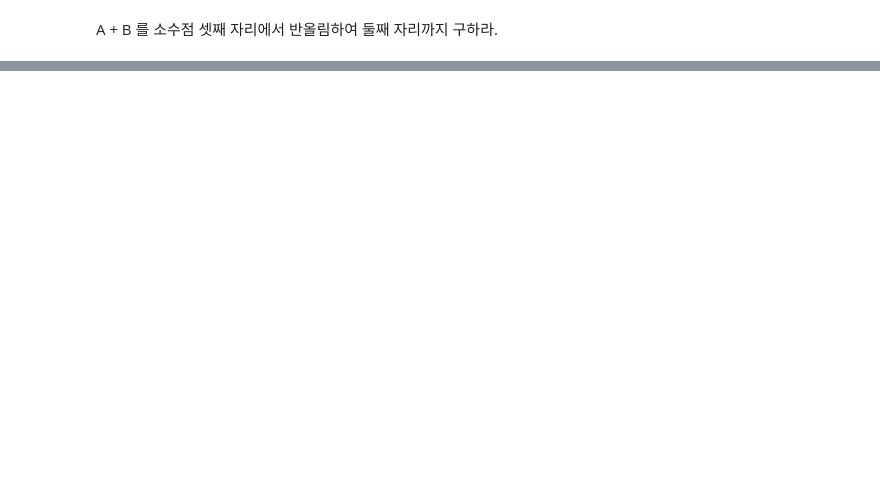
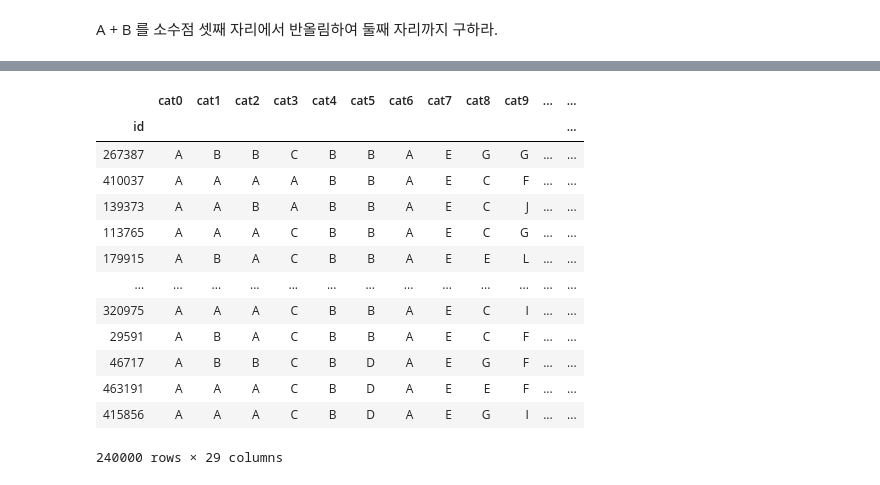
Before and after one commit to hulee1973/ds_lv3_2503_1, a Jupyter notebook: sec_ds_lv3_prob2_prob.ipynb, the cells around one changed output, grey strips where cells are left out. Drawn from its saved outputs; the diff is of its cells as text; code cells hidden in the pictures; blank space fills up the shorter version.

```diff
--- a/sec_ds_lv3_prob2_prob.ipynb
+++ b/sec_ds_lv3_prob2_prob.ipynb
@@ -1552,0 +1752,14 @@ A + B 를 소수점 셋째 자리에서 반올림하여 둘째 자리까지 구
+# %%
+X_out = ['cont0', 'cont1', 'cont2']
+# 이상치를 판단하고 처리하기 위한 테이블을 만듭니다.
+# cat5로 구분하고 cont0, cont1, cont2 별 분위수와 결과 확인하기 위한 최소, 최대값, 구합니다.
+df_range = df_basetable.groupby('cat5')[X_out].apply(
+    # transpose를 하면 구한통계량이 컬럼으로 출력되고, 변수는 인덱스의 마지막 수준으로 구성됩니다.
+    # 이렇게 하면, IQR과 상한선, 하한선을 구하기 용이해집니다.
+    lambda x: x.quantile([0.25, 0.75]).T
+).rename(columns={0.25: 'Q1', 0.75: 'Q3'}).assign(
+    IQR = lambda x: x['Q3'] - x['Q1'],
+    upper = lambda x: x['Q3'] + x['IQR'] * 1.5, # 먼저 할당된 IQR을 바로 사용할 수 있습니다.
+    lower = lambda x: x['Q1'] - x['IQR'] * 1.5
+)
+df_range
@@ -1552,0 +1809,25 @@ A + B 를 소수점 셋째 자리에서 반올림하여 둘째 자리까지 구
+# %%
+# 종합 방법 2: groupby ~ apply ~ pd.DataFrame ~ apply, axis=0
+df_out = df_basetable.join(
+    df_basetable.groupby('cat5')[X_out].apply(
+        lambda x: x.apply(
+            lambda y: y.clip(**df_range.loc[(x.name, y.name), ['lower', 'upper']]), axis = 0
+        )
+    ).rename(columns = lambda x: x + '_ol')
+)
+df_out
+# %% [output]
+|  | cat0 | cat1 | cat2 | cat3 | cat4 | cat5 | cat6 | cat7 | cat8 | cat9 | ... | ... |
+| id |  |  |  |  |  |  |  |  |  |  |  | ... |
+| 267387 | A | B | B | C | B | B | A | E | G | G | ... | ... |
+| 410037 | A | A | A | A | B | B | A | E | C | F | ... | ... |
+| 139373 | A | A | B | A | B | B | A | E | C | J | ... | ... |
+| 113765 | A | A | A | C | B | B | A | E | C | G | ... | ... |
+| 179915 | A | B | A | C | B | B | A | E | E | L | ... | ... |
+| ... | ... | ... | ... | ... | ... | ... | ... | ... | ... | ... | ... | ... |
+| 320975 | A | A | A | C | B | B | A | E | C | I | ... | ... |
+| 29591 | A | B | A | C | B | B | A | E | C | F | ... | ... |
+| 46717 | A | B | B | C | B | D | A | E | G | F | ... | ... |
+| 463191 | A | A | A | C | B | D | A | E | E | F | ... | ... |
+| 415856 | A | A | A | C | B | D | A | E | G | I | ... | ... |
+240000 rows × 29 columns
```
Also changed, not shown: parts of 118 cells of this notebook.
